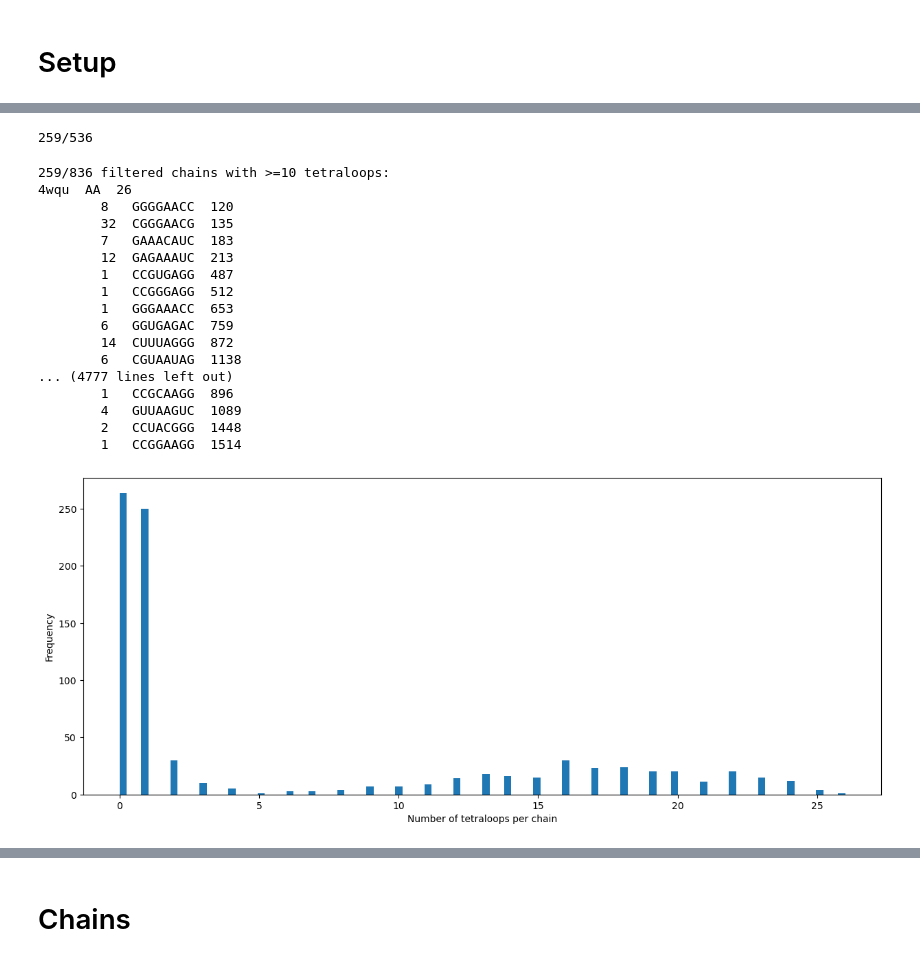
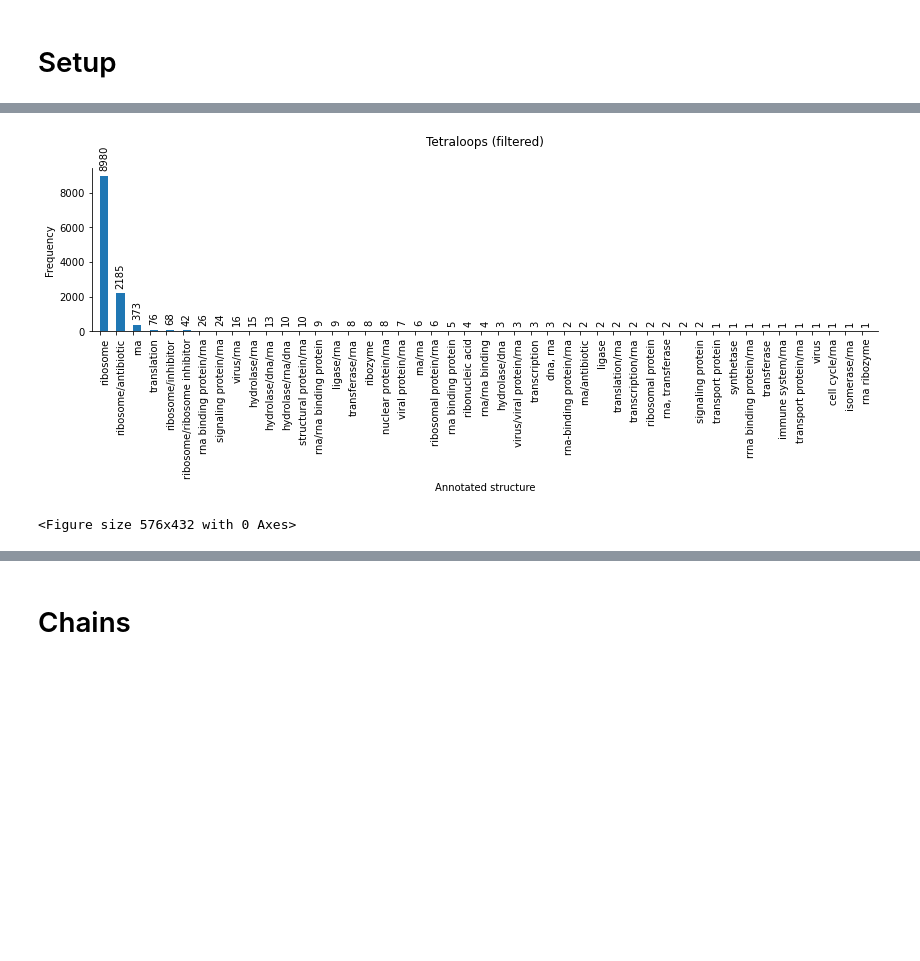
Before and after one commit to samuelflores/deep-learning-RNA-structure-prediction, a Jupyter notebook: data_generation/dataset_statistics.ipynb, the cells around one changed output, grey strips where cells are left out. Drawn from its saved outputs; the diff is of its cells as text; code cells hidden in the pictures; blank space fills up the shorter version.

Commit message:
Generate dataset statistics figures

```diff
--- a/data_generation/dataset_statistics.ipynb
+++ b/data_generation/dataset_statistics.ipynb
@@ -320,51 +281,27 @@ get_organism("3g8t")
-# %%
-# length vs. structure?
-# check how much is ribosome and how much is other stuff
-# organism composition: check pro/eukaryote composition? pre-and post redundancy filtering
-# number of PDBs, chains, etc.
-
-# raw_pdb_ids = set([i.pdb_id for i in tloops_raw])
-# ribosomes = [i for i in pdb_ids if "ribosome" in get_structure(i).lower()]
-# print(f"{len(ribosomes)}/{len(pdb_ids)}")
-
-filtered_pdb_ids = set([i.pdb_id for i in chains_annotated_filtered])
-ribosomes = [i for i in filtered_pdb_ids if "ribosome" in get_structure(i).lower()]
-print(f"{len(ribosomes)}/{len(filtered_pdb_ids)}")
-# %% [output]
-259/536
-# %%
-# Number of tetraloops per annotated chain
-# why is the average number of tetraloops per PDB id so high (like 10 per pdb id)?
-# check the chains with the highest number of tetraloops
-num_tloops_chain = [len(i.tloops) for i in chains_annotated_filtered]
-plt.figure(figsize=(15, 6))
-plt.hist(num_tloops_chain, bins=100)
-plt.xlabel("Number of tetraloops per chain")
-plt.ylabel("Frequency")
-
-high_freq_chains = [i for i in chains_annotated_filtered if len(i.tloops) >= 10]
-high_freq_chains.sort(key=lambda x: len(x.tloops), reverse=True)
-print(f"{len(high_freq_chains)}/{len(chains_annotated_filtered)} filtered chains with >=10 tetraloops:")
-for i in high_freq_chains:
-    print(f"{i.pdb_id:6}{i.chain_id:4}{len(i.tloops):<4}")
-    for j in sorted(i.tloops, key=lambda x: x.res_nums[0]):
-        print(f"\t{j.clust_id:<4}{j.res_seq:10}{j.res_nums[0]}")
-# %% [output]
-259/836 filtered chains with >=10 tetraloops:
-4wqu  AA  26
-        8   GGGGAACC  120
-        32  CGGGAACG  135
-        7   GAAACAUC  183
-        12  GAGAAAUC  213
-        1   CCGUGAGG  487
-        1   CCGGGAGG  512
-        1   GGGAAACC  653
-        6   GGUGAGAC  759
-        14  CUUUAGGG  872
-        6   CGUAAUAG  1138
-... (4777 lines left out)
-        1   CCGCAAGG  896
-        4   GUUAAGUC  1089
-        2   CCUACGGG  1448
-        1   CCGGAAGG  1514
-[figure, removed]
+# %%
+tloops_raw_structures = [get_structure(i).lower() for i in get_pdb_ids(tloops_raw)]
+tloops_filtered_structures = [get_structure(i).lower() for i in get_pdb_ids(tloops_filtered)]
+chains_raw_structures = [get_structure(i).lower() for i in get_pdb_ids(chains_annotated_raw)]
+chains_filtered_structures = [get_structure(i).lower() for i in get_pdb_ids(chains_annotated_filtered)]
+tloop_generated_structures = [get_structure(i).lower() for i in get_pdb_ids(fragments_8_filtered, clusters=list(range(1,45)))]
+# %%
+plot_bar(get_counter_dict(tloops_filtered_structures), title="Tetraloops (filtered)", xlabel="Annotated structure", ylabel="Frequency", save=False)
+plt.savefig(figures_dir/"annotated_structures.png")
+
+# TODO make this work with series
+
+# data = get_counter_dict(tloops_filtered_structures)
+
+# bar_plot = plt.bar(range(len(data)), data.values(), align='edge', width=0.5)
+# plt.bar_label(bar_plot, rotation='vertical', padding=5)
+# plt.xticks(range(len(data)), data.keys(), rotation='vertical', horizontalalignment='left')
+# plt.title("Annotated strucures", y=1.1)
+# plt.xlabel("Annotated structure")
+# plt.ylabel("Frequency")
+
+# # Cosmetic adjustments
+# plt.margins(x=0.5/len(data), tight=True)
+# plt.spines[['right', 'top']].set_visible(False)
+# %% [output]
+[figure, added]
+<Figure size 576x432 with 0 Axes>
```
Also changed, not shown: parts of 30 cells of this notebook, 7 other files.
